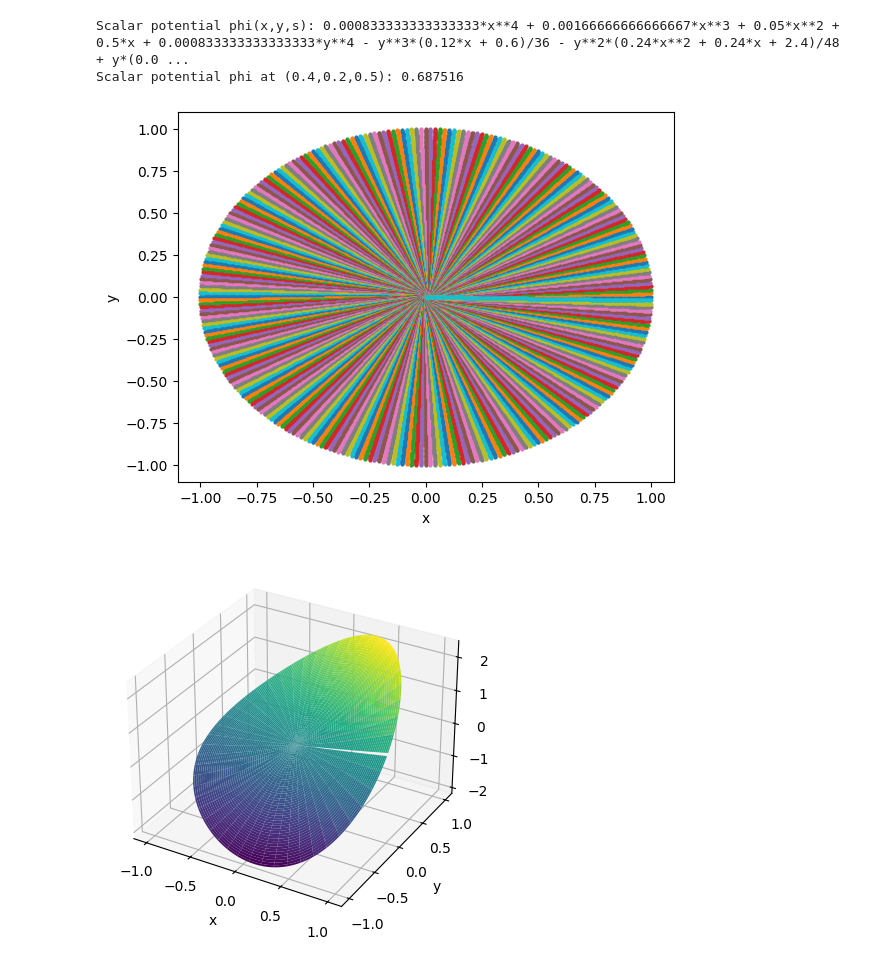
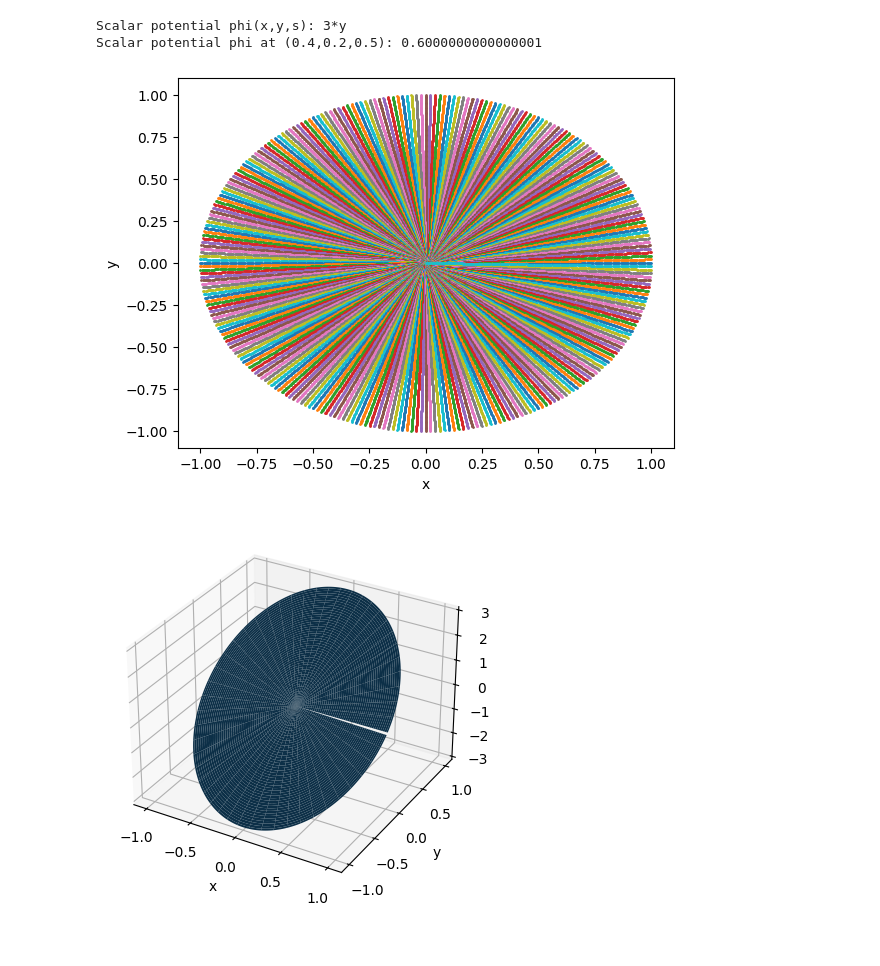
Before and after one commit to marcoliniF/bpmeth, a Jupyter notebook: preliminaryTrials/2.3abphiBABab_roundmeshgrid.ipynb, the cells around one changed output. Cells and saved outputs as stored; diff of their text form; code cells hidden in the pictures.

```diff
--- a/preliminaryTrials/2.3abphiBABab_roundmeshgrid.ipynb
+++ b/preliminaryTrials/2.3abphiBABab_roundmeshgrid.ipynb
@@ -7,8 +7,8 @@ from sympy import lambdify
 from sympy.abc import x, y, s
 # %%
 #start from multipole coeefficients a_n(s)=a1,a2,... and b_n(s)
-a_coeffs = [0.5, 0.1, 0.01, 0.02]
-b_coeffs = [2, 1, 0.1, 0.02]
+a_coeffs = [0,]
+b_coeffs = [3,]
 #get bpmeth opbject
 expansion=bpmeth.FieldExpansion(a=a_coeffs, b=b_coeffs)
 #expansion.plot_components()
@@ -19,39 +19,39 @@ phi=expansion.get_phi()
 print("Scalar potential phi(x,y,s):", phi)
 
 XYS=(x,y,s)#symbolic expressions
 
 phi_func = lambdify(XYS, phi, 'numpy')#from symbolic to numerical function
 print("Scalar potential phi at (0.4,0.2,0.5):", phi_func(0.4,0.2,0.5))
 #define r, theta, s axes to convert the symbolic expression of phi into a numerical array
 # npoints=201
 # xa= np.linspace(-1,1,npoints)
 # ya=np.linspace(-1,1,npoints)
 rmin, rmax, nr = 0.001, 1.001, 200
 ntheta = 300
 rr = np.linspace(rmin, rmax, nr)
 tt = np.arange(ntheta)/ntheta*2*np.pi
 ss = np.linspace(-1,1, 40)
 
 rarr, tarr, sarr = np.meshgrid(rr, tt, ss, indexing='ij')
 xarr = rarr*np.cos(tarr)
 yarr = rarr*np.sin(tarr)
 #make a 3d plot of phi as a function of x and y for a fixed s
-plt.plot(xarr[:,:,0], yarr[:,:,0], 'o', markersize=2)
+plt.plot(xarr[:,:,0], yarr[:,:,0], 'o', markersize=1)
 plt.xlabel("x")
 plt.ylabel("y")
 P = phi_func(xarr[:,:,0], yarr[:,:,0], 0.)#s=0 is the middle  of the magnet
 fig = plt.figure()
 ax = fig.add_subplot(111, projection='3d')
-ax.plot_surface(xarr[:,:,0], yarr[:,:,0], P, cmap='viridis')
+ax.plot_surface(xarr[:,:,0], yarr[:,:,0],P)
 ax.set_xlabel('x')
 ax.set_ylabel('y')
 ax.set_zlabel('phi(x,y,s=0.5)')
 plt.show()
 # %% [output]
-Scalar potential phi(x,y,s): 0.000833333333333333*x**4 + 0.00166666666666667*x**3 + 0.05*x**2 + 0.5*x + 0.000833333333333333*y**4 - y**3*(0.12*x + 0.6)/36 - y**2*(0.24*x**2 + 0.24*x + 2.4)/48 + y*(0.0 ...
-Scalar potential phi at (0.4,0.2,0.5): 0.687516
+Scalar potential phi(x,y,s): 3*y
+Scalar potential phi at (0.4,0.2,0.5): 0.6000000000000001
-[figure, old version]
+[figure, new version]
-[figure, old version]
+[figure, new version]
 # %%
 # Get analytical B field functions
 Bx_func, By_func, Bs_func = expansion.get_Bfield(lambdify=True)
```
Also changed, not shown: parts of 11 cells of this notebook, 1 other file.
